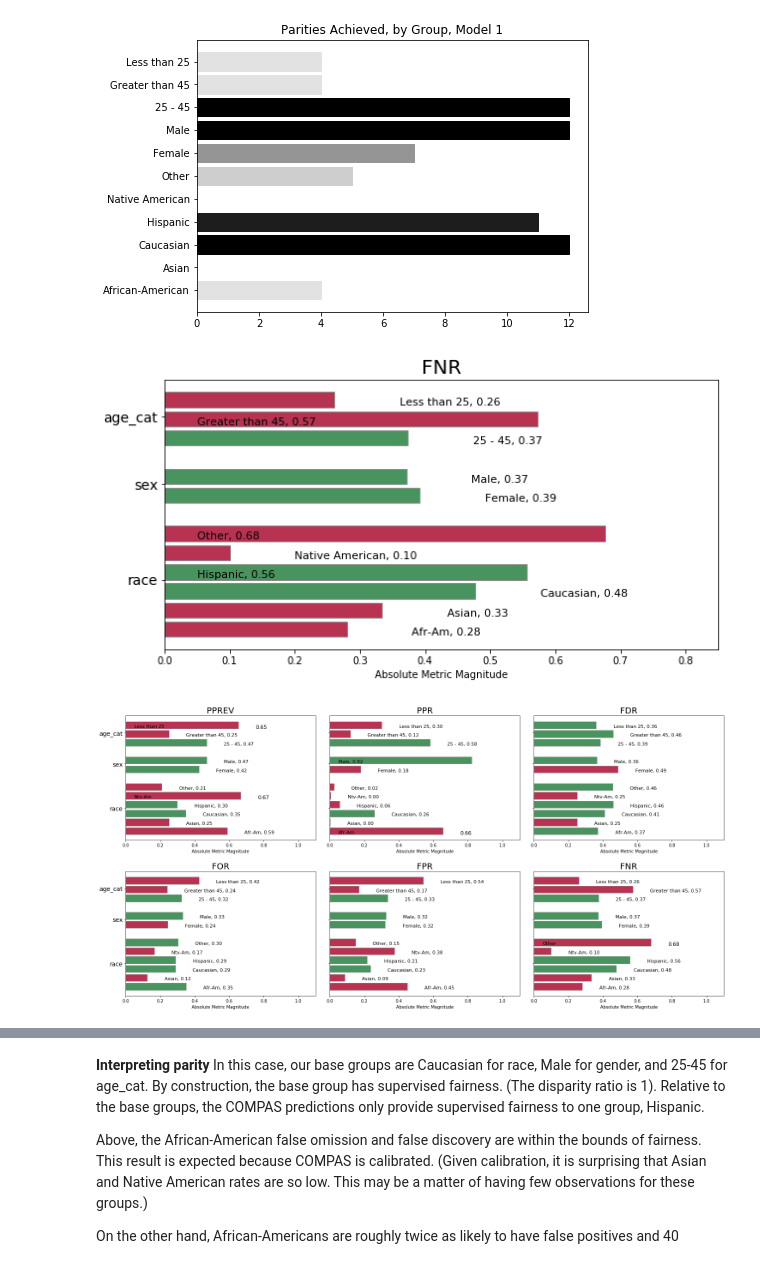
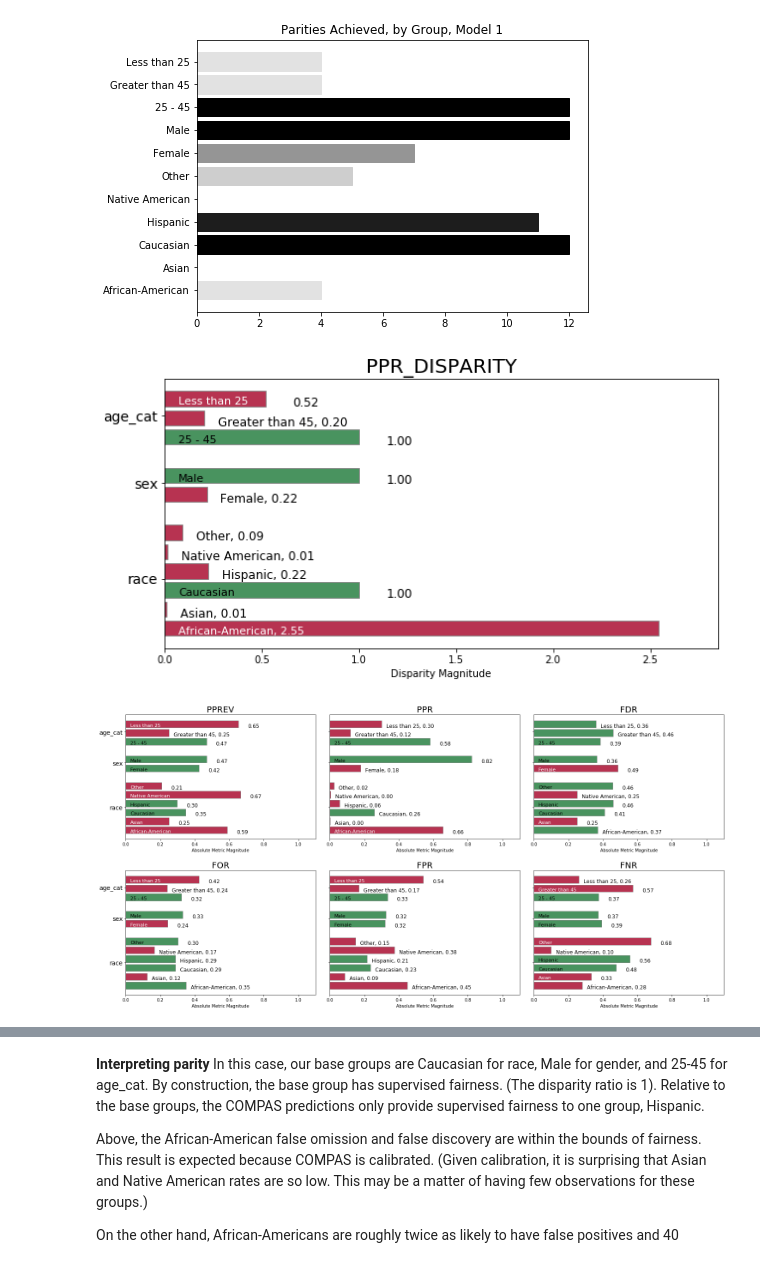
Before and after one commit to dssg/aequitas, a Jupyter notebook: docs/source/examples/compas_demo.ipynb, the cells around one changed output, grey strips where cells are left out. Drawn from its saved outputs; the diff is of its cells as text; code cells hidden in the pictures.

Commit message:
labels finished

```diff
--- a/docs/source/examples/compas_demo.ipynb
+++ b/docs/source/examples/compas_demo.ipynb
@@ -725,6 +712,8 @@ def plot_single_fairness(fairness_table, group_metric, disparities = False, ax=N
         cb_red = '#a50026'
         measure = metric_parity_mapping[group_metric]
         measure_colors = [cb_green if val == True else cb_red for val in attribute_data[measure]]
+        # Set white text for red bars and black text for green bars
+        label_colors = [(0,0,0,1) if val == True else (1,1,1,1) for val in attribute_data[measure]]
 
         attribute_indices = np.arange(next_bar_height,
                                       next_bar_height + attribute_data.shape[0],
@@ -740,24 +729,34 @@ def plot_single_fairness(fairness_table, group_metric, disparities = False, ax=N
         else:
             labels = attribute_data['attribute_value'].values
 
-        for y, label, value in zip(attribute_indices, labels, values):
+        for y, label, value, text_color in zip(attribute_indices, labels, values, label_colors):
                 next_position = label_position_values.pop(0)
 
-                min_bar_length = 0.35
-                label_placeholder = 0.3
-                if min_bar_length + label_placeholder < next_position < (ax_lim - label_placeholder):
-                    ax.text(next_position + 0.1, y + float(height_of_bar) / 2,
+                if ax_lim < 3:
+                    CHAR_PLACEHOLDER = 0.03
+                else:
+                    CHAR_PLACEHOLDER = 0.25
+
+                label_length = len(label) * CHAR_PLACEHOLDER
+                max_val_length = 7 * CHAR_PLACEHOLDER
+                indent_length = ax_lim * 0.025
+
+                if ((indent_length + label_length) < (next_position - indent_length)) & ((next_position + indent_length + max_val_length) < (ax_lim - indent_length)):
+                    # bar long enough for label, enough space after bar for value
+                    ax.text(next_position + (ax_lim * 0.05), y + float(height_of_bar) / 2,
                         f"{value:.2f}", fontsize=12, verticalalignment='top')
-                    ax.text(0.05, y + float(height_of_bar) / 2,
-                        label, fontsize=11, verticalalignment='top')
-                elif next_position > (ax_lim - label_placeholder):
-                     # case when bar too long for labels after bar
-                    ax.text(0.05, y + float(height_of_bar) / 2,
-                        f"{label}, {value:.2f}", fontsize=11, verticalalignment='top')
+                    ax.text(indent_length, y + float(height_of_bar) / 2,
+                        label, fontsize=11, verticalalignment='top', color=text_color)
+
+                elif (next_position + indent_length + max_val_length) > (ax_lim - indent_length):
+                     # case when bar too long for labels after bar, print all text in bar
+                    ax.text(indent_length, y + float(height_of_bar) / 2,
+                        f"{label}, {value:.2f}", fontsize=11, verticalalignment='top', color=text_color)
+
                 else:
-                    # case when bar too small for labels inside bar
-                    ax.text(next_position + 0.1, y + float(height_of_bar) / 2,
-                        f"{label}, {value:.2f}", fontsize=11, verticalalignment='top')
+                    # case when bar too small for labels inside bar, print all text after bar
+                    ax.text(next_position + indent_length, y + float(height_of_bar) / 2,
+                        f"{label}, {value:.2f}", fontsize=12, verticalalignment='top')
 
         tick_indices.append((attribute, attribute_tick_location))
         next_bar_height = max(attribute_indices) + 2 * height_of_bar
@@ -776,10 +775,10 @@ def plot_single_fairness(fairness_table, group_metric, disparities = False, ax=N
 
     return ax
 # %%
-plot_single_fairness(fdf, group_metric='fnr', title=True, label_dict={'African-American':'Afr-Am'})
+plot_single_fairness(fdf, group_metric='ppr_disparity', title=True, label_dict={})
 plt.show()
 # %% [output]
-[figure, old version]
+[figure, new version]
 # %%
 def plot_fairness(fairness_table, disparities = False, plot_group_metrics=None, fillzeros=True, title=True, ncols=3, label_dict=None, show_figure=True):
     """
@@ -849,7 +848,7 @@ def plot_fairness(fairness_table, disparities = False, plot_group_metrics=None,
         plt.show()
     return fig
 # %%
-m = plot_fairness(fdf, title=True, label_dict={'African-American':'Afr-Am', 'Native American':'Ntv-Am'})
+m = plot_fairness(fdf, title=True, label_dict={})
 # %% [output]
-[figure, old version]
+[figure, new version]
 # %%
```
Also changed, not shown: parts of 9 cells of this notebook.
